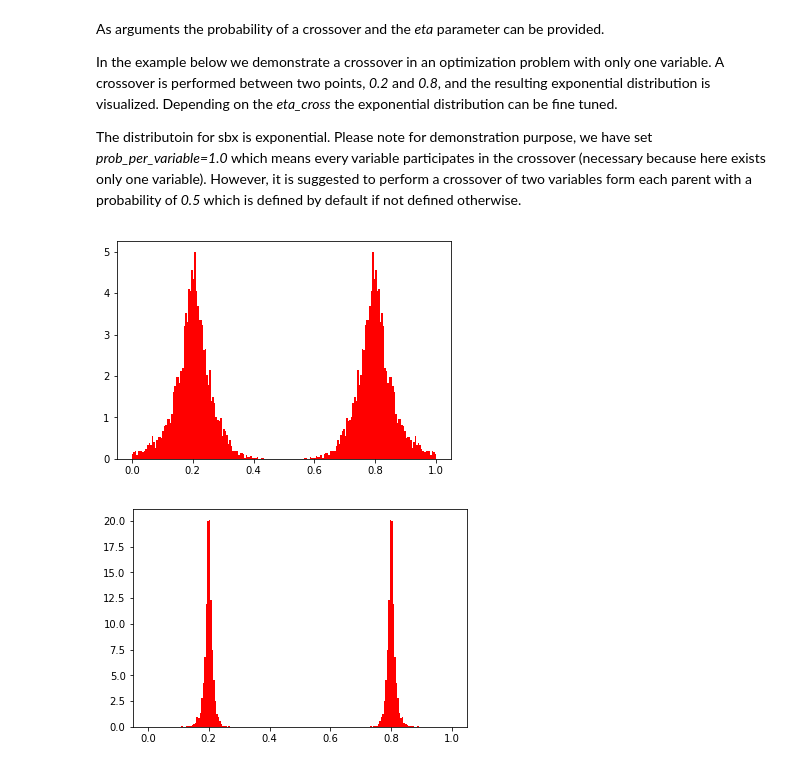
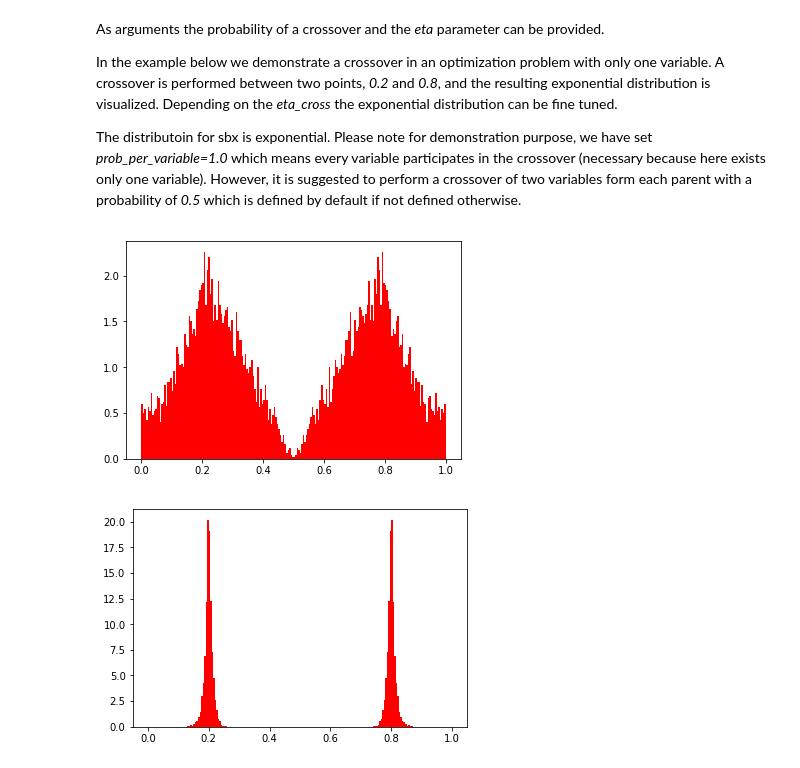
Before and after one commit to anyoptimization/pymoo, a Jupyter notebook: doc/source/components/crossover.ipynb, the cells around one changed output. Cells and saved outputs as stored; diff of their text form; code cells hidden in the pictures.

```diff
--- a/doc/source/components/crossover.ipynb
+++ b/doc/source/components/crossover.ipynb
@@ -23,18 +23,18 @@ The distributoin for sbx is exponential. Please note for demonstration purpose,
 # %%
 from pymoo.interface import crossover
 import numpy as np
 import matplotlib.pyplot as plt
 
 def show(eta_cross):
     a,b = np.full((5000, 1), 0.2), np.full((5000, 1), 0.8)
     off = crossover(get_crossover("real_sbx", prob=1.0, eta=eta_cross, prob_per_variable=1.0), a, b)
 
     plt.hist(off, range=(0,1), bins=200, density=True, color="red")
     plt.show()
 
-show(5)
+show(1)
 # %% [output]
-[figure, old version]
+[figure, new version]
 # %%
 show(30)
 # %% [output]
```
Also changed, not shown: parts of 6 cells of this notebook, 32 other files.
